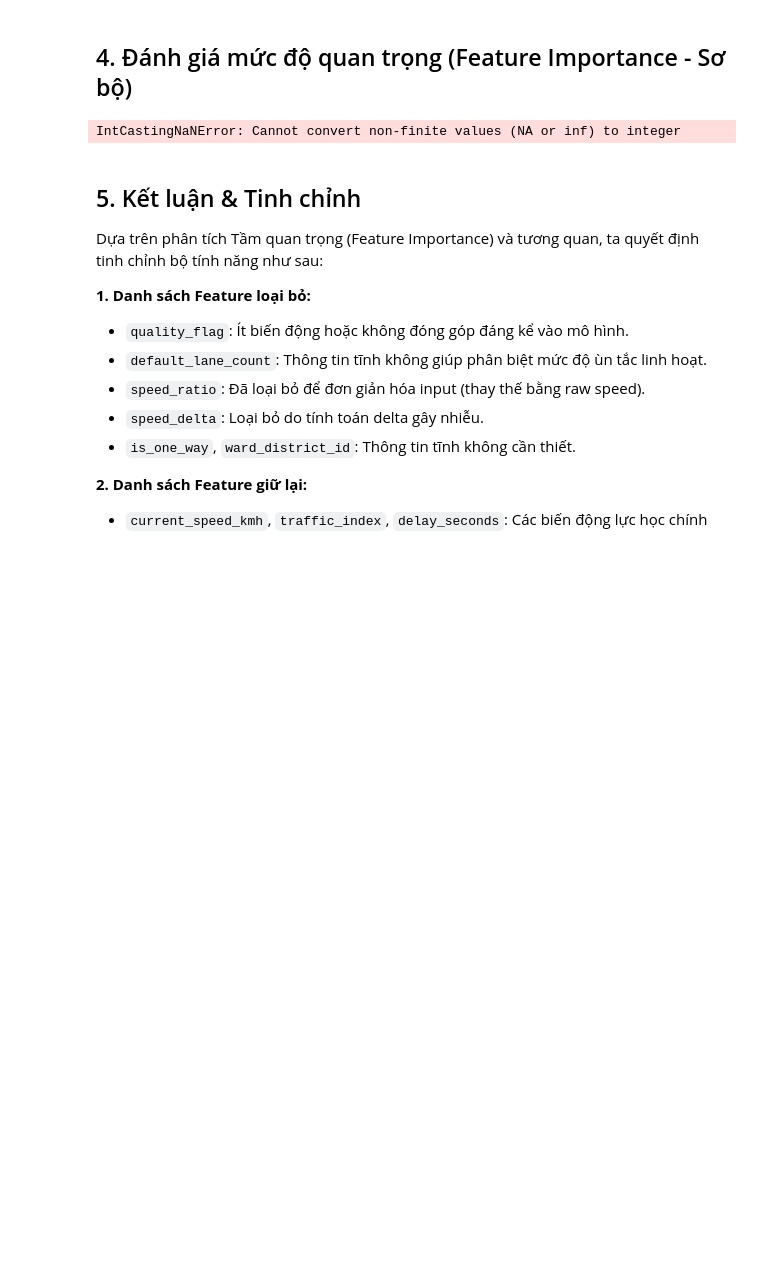
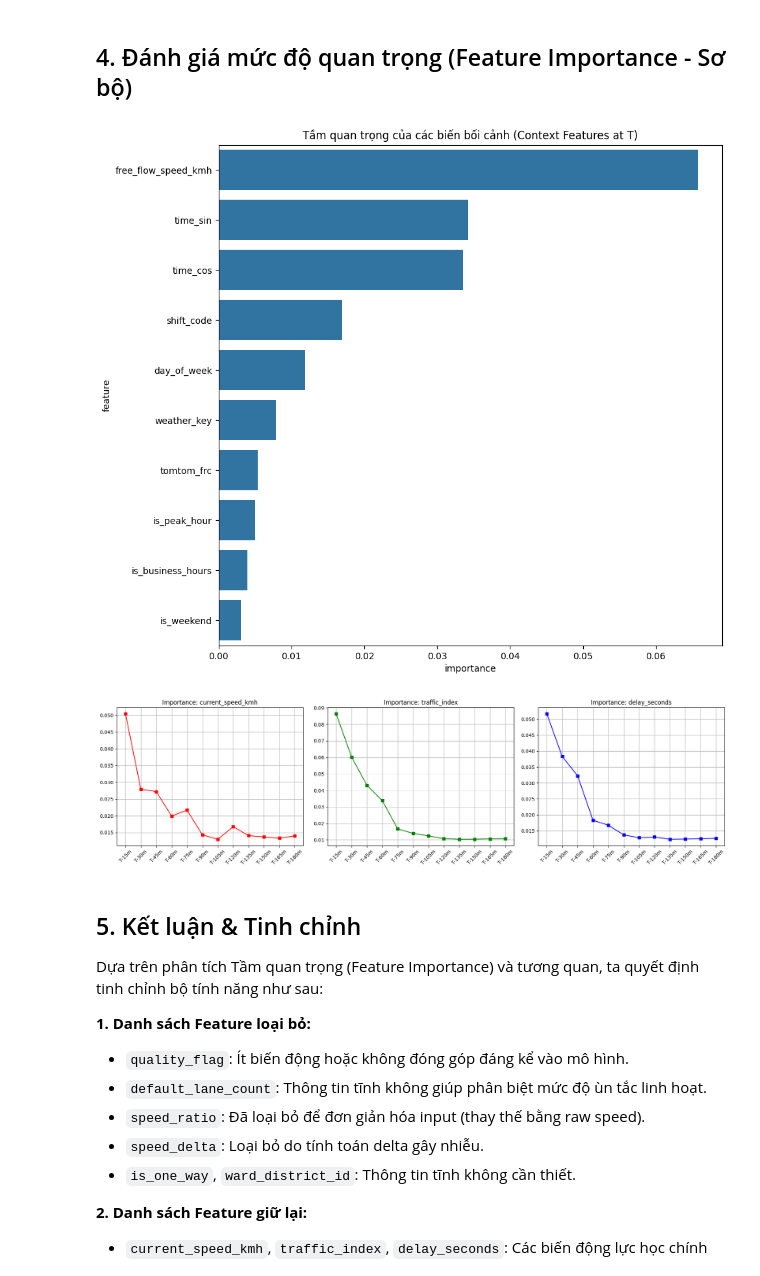
Before and after one commit to lowkeylurker/traffic-ioc, a Jupyter notebook: ai-core/notebooks/00_EDA_Sandbox.ipynb, the cells around one changed output. Saved outputs shown, nothing was run; the diff lists cells and outputs as text; code cells hidden in the pictures; blank space fills up the shorter version.

Commit message:
fix: resolve IntCastingNaNError by updating data cleaning in EDA sandbox notebook

```diff
--- a/ai-core/notebooks/00_EDA_Sandbox.ipynb
+++ b/ai-core/notebooks/00_EDA_Sandbox.ipynb
@@ -92,32 +92,31 @@ df.head()
 # 3.2 Ma trận tương quan bối cảnh (Context/Static vs Target)
 from sklearn.preprocessing import LabelEncoder
 
-# Kiểm tra và khởi tạo dữ liệu nếu chưa có
-if 'context_cols' not in locals():
-    print("Đang khởi tạo dữ liệu chuẩn bị cho phân tích...")
-    n_lags = 12
-    dynamic_features = DYNAMIC_FEATURE_COLS
-    dropped_features = ['quality_flag', 'default_lane_count']
+# Kiểm tra và khởi tạo dữ liệu
+print("Đang khởi tạo dữ liệu chuẩn bị cho phân tích...")
+n_lags = 12
+dynamic_features = DYNAMIC_FEATURE_COLS
+dropped_features = ['quality_flag', 'default_lane_count']
 
-    df_eda = df.copy().sort_values(['segment_key', 'timestamp'])
-    df_eda['target_current'] = df_eda['congestion_level']
+df_eda = df.copy().sort_values(['segment_key', 'timestamp'])
+df_eda['target_current'] = df_eda['congestion_level']
 
-    lagged_cols = []
-    for feat in dynamic_features:
-        for lag in range(1, n_lags + 1):
-            col_name = f"{feat}_lag_{lag}"
-            df_eda[col_name] = df_eda.groupby('segment_key')[feat].shift(lag)
-            lagged_cols.append(col_name)
+lagged_cols = []
+for feat in dynamic_features:
+    for lag in range(1, n_lags + 1):
+        col_name = f"{feat}_lag_{lag}"
+        df_eda[col_name] = df_eda.groupby('segment_key')[feat].shift(lag)
+        lagged_cols.append(col_name)
 
-    exclude_cols = lagged_cols + dynamic_features + dropped_features + ['timestamp', 'segment_key', 'congestion_level', 'target_current', 'target_future']
-    context_cols = [c for c in df_eda.columns if c not in exclude_cols]
+exclude_cols = lagged_cols + dynamic_features + dropped_features + ['timestamp', 'segment_key', 'congestion_level', 'target_current', 'target_future']
+context_cols = [c for c in df_eda.columns if c not in exclude_cols]
 
-    le = LabelEncoder()
-    for col in context_cols:
-        if df_eda[col].dtype == 'object' or col in ['shift_code', 'day_of_week', 'weather_key', 'tomtom_frc']:
-            df_eda[col] = le.fit_transform(df_eda[col].astype(str))
+le = LabelEncoder()
+for col in context_cols:
+    if df_eda[col].dtype == 'object' or col in ['shift_code', 'day_of_week', 'weather_key', 'tomtom_frc']:
+        df_eda[col] = le.fit_transform(df_eda[col].astype(str))
 
-    df_eda = df_eda.dropna(subset=lagged_cols)
+df_eda = df_eda.dropna(subset=lagged_cols + ['target_current'])
 
 # Vẽ ma trận tương quan
 cols_to_corr = context_cols + ['target_current']
@@ -154,6 +153,7 @@ plt.show()
 from sklearn.ensemble import RandomForestClassifier
 
 # 4. Đánh giá Tầm quan trọng (Feature Importance)
+df_eda = df_eda.dropna(subset=['target_current']) # Safety dropna
 X = df_eda[lagged_cols + context_cols].copy()
 y = df_eda['target_current'].astype(int)
 
@@ -162,34 +162,35 @@ model.fit(X, y)
 
 importance_df = pd.DataFrame({'feature': X.columns, 'importance': model.feature_importances_})
 
 # 4.1 Biểu đồ bối cảnh (Chỉ hiện Context features)
 ctx_imp = importance_df[importance_df['feature'].isin(context_cols)].sort_values('importance', ascending=False)
 
 plt.figure(figsize=(10, 10))
 sns.barplot(x='importance', y='feature', data=ctx_imp)
 plt.title("Tầm quan trọng của các biến bối cảnh (Context Features at T)")
 plt.show()
 
 # 4.2 Biểu đồ đường cho Dynamic Lags
 plt.figure(figsize=(18, 5))
 colors = ['r', 'g', 'b', 'orange']
 for i, feat in enumerate(dynamic_features):
     feat_imps = []
     for lag in range(1, n_lags + 1):
         col_name = f"{feat}_lag_{lag}"
         imp_val = importance_df[importance_df['feature'] == col_name]['importance'].values[0]
         feat_imps.append(imp_val)
 
     plt.subplot(1, 3, i+1)
     plt.plot(range(1, n_lags + 1), feat_imps, marker='s', color=colors[i])
     plt.xticks(range(1, n_lags + 1), [f"T-{l*15}m" for l in range(1, n_lags + 1)], rotation=45)
     plt.title(f"Importance: {feat}")
     plt.grid(True)
 
 plt.tight_layout()
 plt.show()
 # %% [output]
-IntCastingNaNError: Cannot convert non-finite values (NA or inf) to integer
+[figure, added]
+[figure, added]
 # %% [markdown]
 ## 5. Kết luận & Tinh chỉnh
 
```
